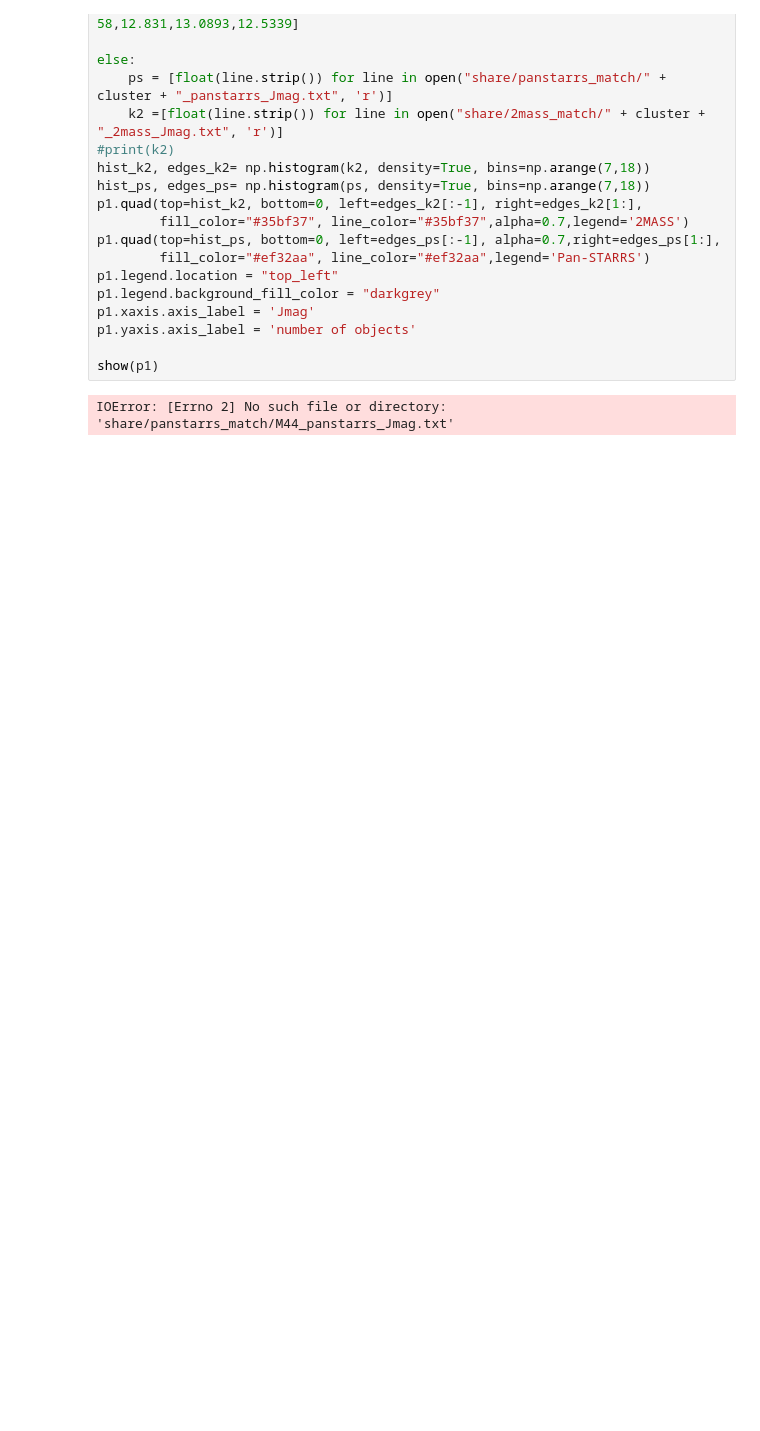
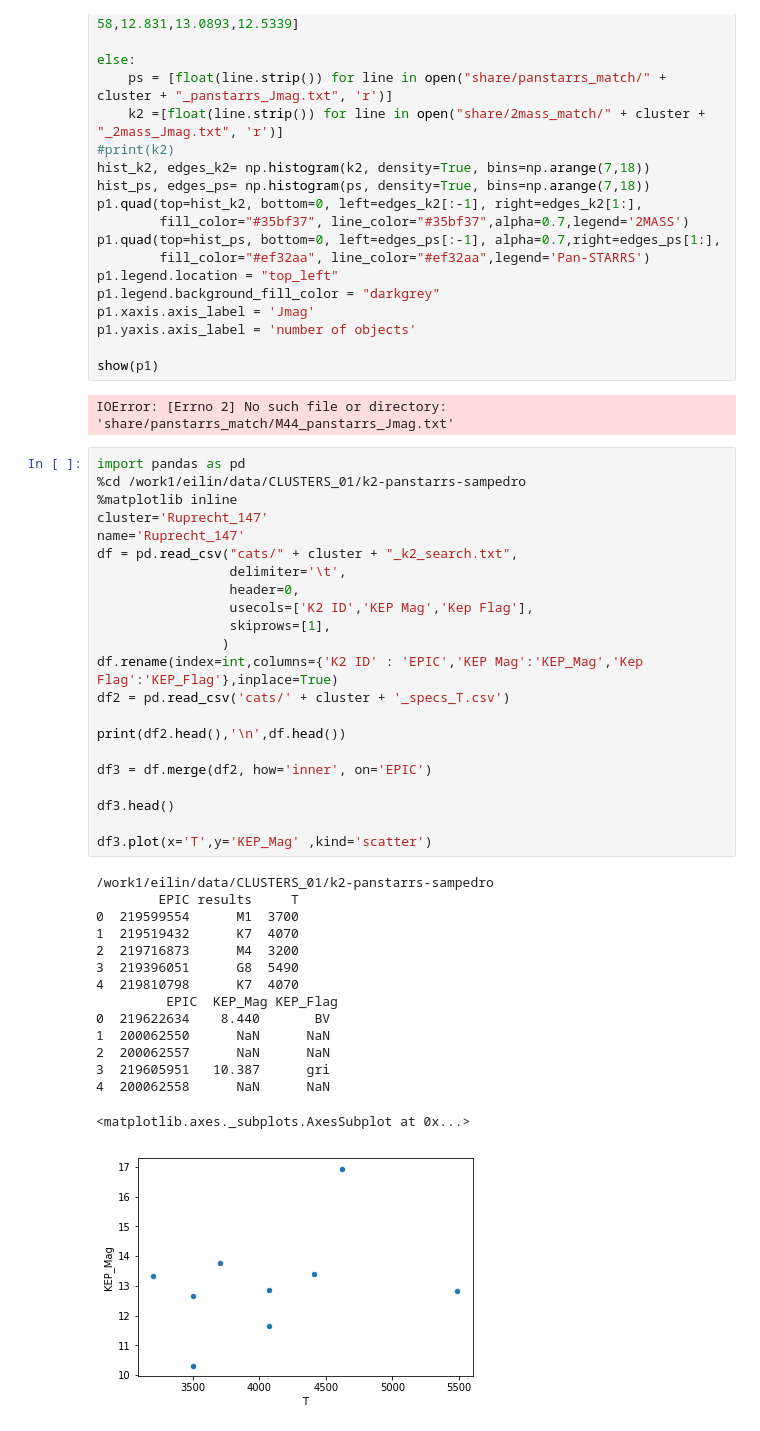
Before and after one commit to ekaterinailin/k2-panstarrs-sampedro, a Jupyter notebook: brightness_distribution.ipynb, the cells around one changed output. Saved outputs shown, nothing was run; the diff lists cells and outputs as text; blank space fills up the shorter version.

```diff
--- a/brightness_distribution.ipynb
+++ b/brightness_distribution.ipynb
@@ -31,3 +31,41 @@ p1.yaxis.axis_label = 'number of objects'
 show(p1)
 # %% [output]
 IOError: [Errno 2] No such file or directory: 'share/panstarrs_match/M44_panstarrs_Jmag.txt'
+# %%
+import pandas as pd
+%cd /work1/eilin/data/CLUSTERS_01/k2-panstarrs-sampedro
+%matplotlib inline
+cluster='Ruprecht_147'
+name='Ruprecht_147'
+df = pd.read_csv("cats/" + cluster + "_k2_search.txt",
+                 delimiter='\t',
+                 header=0,
+                 usecols=['K2 ID','KEP Mag','Kep Flag'],
+                 skiprows=[1],
+                )
+df.rename(index=int,columns={'K2 ID' : 'EPIC','KEP Mag':'KEP_Mag','Kep Flag':'KEP_Flag'},inplace=True)
+df2 = pd.read_csv('cats/' + cluster + '_specs_T.csv')
+
+print(df2.head(),'\n',df.head())
+
+df3 = df.merge(df2, how='inner', on='EPIC')
+
+df3.head()
+
+df3.plot(x='T',y='KEP_Mag' ,kind='scatter')
+# %% [output]
+/work1/eilin/data/CLUSTERS_01/k2-panstarrs-sampedro
+        EPIC results     T
+0  219599554      M1  3700
+1  219519432      K7  4070
+2  219716873      M4  3200
+3  219396051      G8  5490
+4  219810798      K7  4070
+         EPIC  KEP_Mag KEP_Flag
+0  219622634    8.440       BV
+1  200062550      NaN      NaN
+2  200062557      NaN      NaN
+3  219605951   10.387      gri
+4  200062558      NaN      NaN
+<matplotlib.axes._subplots.AxesSubplot at 0x...>
+[figure, added]
```
Also changed, not shown: 2 other files.
